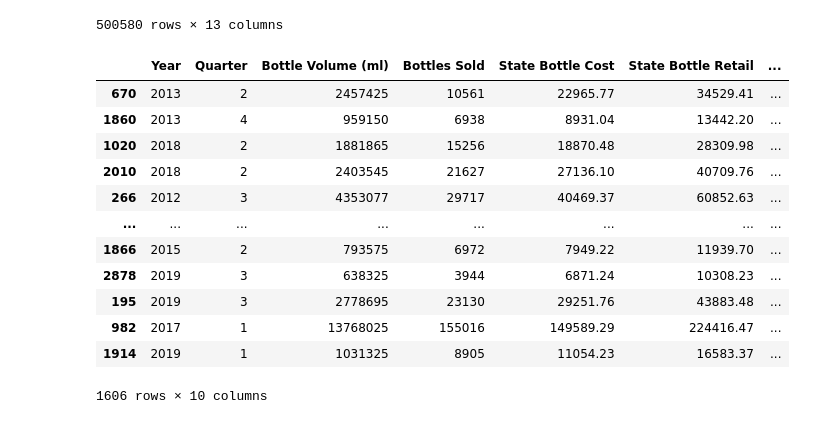
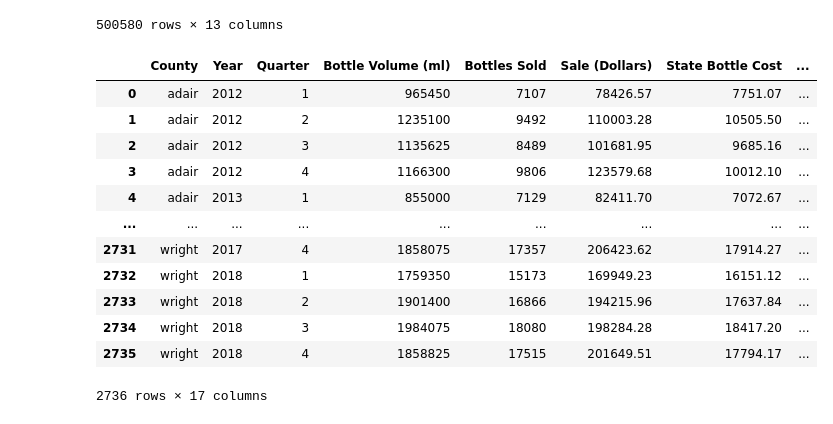
Before and after one commit to ayakkala1/Project-1-Data-401, a Jupyter notebook: anish/Iowa Alc Sales EDA.ipynb, the cells around one changed output. Saved outputs shown, nothing was run; the diff lists cells and outputs as text; code cells hidden in the pictures.

Commit message:
change to per capita

```diff
--- a/anish/Iowa Alc Sales EDA.ipynb
+++ b/anish/Iowa Alc Sales EDA.ipynb
@@ -122,0 +155,9 @@ df_agg =  pd.pivot_table(df,
+# %%
+df_pop["County"] = df_pop["County"].str.replace(" County","").str.lower()
+# %%
+df_agg = df_agg.merge(df_pop[["Year","County","Population"]],
+             'inner',
+             left_on = ['Year', 'County'],
+             right_on = ['Year', 'County'])
+# %%
+df_agg["Sale (Dollars) Per Capita"] = df_agg["Sale (Dollars)"] / df_agg["Population"]
@@ -122,0 +167,16 @@ df_agg =  pd.pivot_table(df,
+# %%
+df_agg
+# %% [output]
+|  | County | Year | Quarter | Bottle Volume (ml) | Bottles Sold | Sale (Dollars) | State Bottle Cost | ... |
+| 0 | adair | 2012 | 1 | 965450 | 7107 | 78426.57 | 7751.07 | ... |
+| 1 | adair | 2012 | 2 | 1235100 | 9492 | 110003.28 | 10505.50 | ... |
+| 2 | adair | 2012 | 3 | 1135625 | 8489 | 101681.95 | 9685.16 | ... |
+| 3 | adair | 2012 | 4 | 1166300 | 9806 | 123579.68 | 10012.10 | ... |
+| 4 | adair | 2013 | 1 | 855000 | 7129 | 82411.70 | 7072.67 | ... |
+| ... | ... | ... | ... | ... | ... | ... | ... | ... |
+| 2731 | wright | 2017 | 4 | 1858075 | 17357 | 206423.62 | 17914.27 | ... |
+| 2732 | wright | 2018 | 1 | 1759350 | 15173 | 169949.23 | 16151.12 | ... |
+| 2733 | wright | 2018 | 2 | 1901400 | 16866 | 194215.96 | 17637.84 | ... |
+| 2734 | wright | 2018 | 3 | 1984075 | 18080 | 198284.28 | 18417.20 | ... |
+| 2735 | wright | 2018 | 4 | 1858825 | 17515 | 201649.51 | 17794.17 | ... |
+2736 rows × 17 columns
@@ -125,16 +186,0 @@ X_train,X_test, y_train, y_test = train_test_split(.5, df_agg,"Sale (Dollars)")
-# %%
-X_train
-# %% [output]
-|  | Year | Quarter | Bottle Volume (ml) | Bottles Sold | State Bottle Cost | State Bottle Retail | ... |
-| 670 | 2013 | 2 | 2457425 | 10561 | 22965.77 | 34529.41 | ... |
-| 1860 | 2013 | 4 | 959150 | 6938 | 8931.04 | 13442.20 | ... |
-| 1020 | 2018 | 2 | 1881865 | 15256 | 18870.48 | 28309.98 | ... |
-| 2010 | 2018 | 2 | 2403545 | 21627 | 27136.10 | 40709.76 | ... |
-| 266 | 2012 | 3 | 4353077 | 29717 | 40469.37 | 60852.63 | ... |
-| ... | ... | ... | ... | ... | ... | ... | ... |
-| 1866 | 2015 | 2 | 793575 | 6972 | 7949.22 | 11939.70 | ... |
-| 2878 | 2019 | 3 | 638325 | 3944 | 6871.24 | 10308.23 | ... |
-| 195 | 2019 | 3 | 2778695 | 23130 | 29251.76 | 43883.48 | ... |
-| 982 | 2017 | 1 | 13768025 | 155016 | 149589.29 | 224416.47 | ... |
-| 1914 | 2019 | 1 | 1031325 | 8905 | 11054.23 | 16583.37 | ... |
-1606 rows × 10 columns
```
Also changed, not shown: parts of 12 cells of this notebook.
